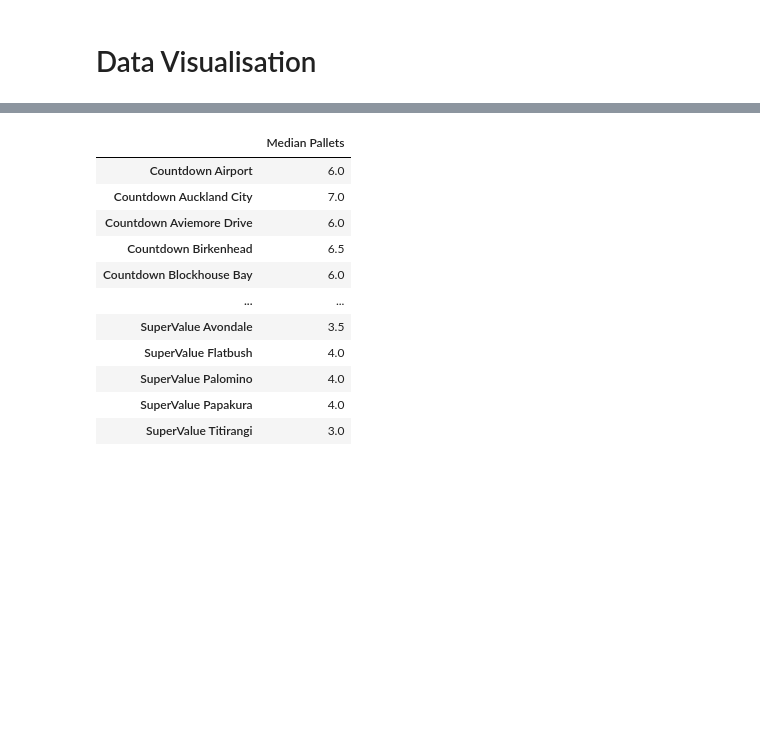
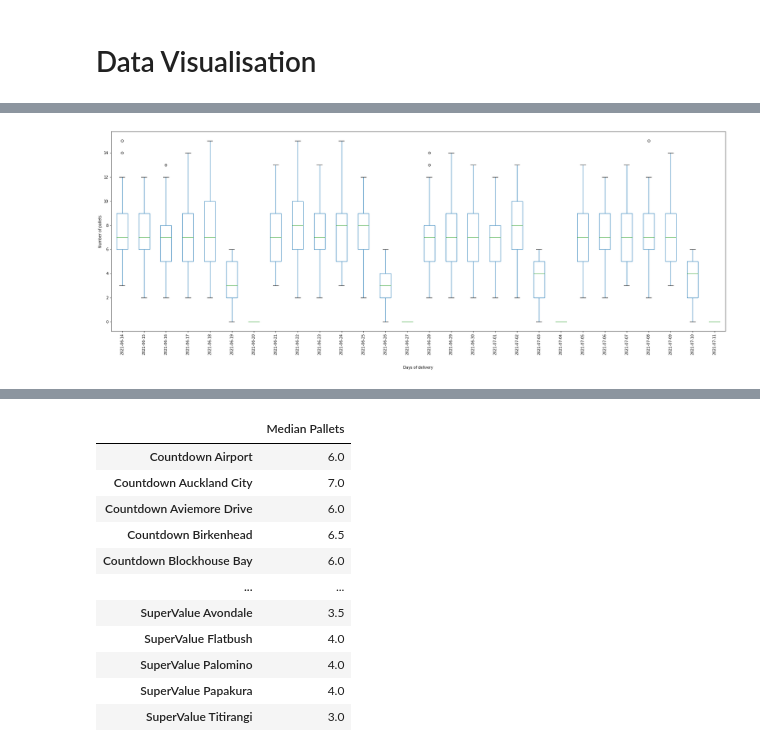
Before and after one commit to stho382/ENGSCI_Group_6_OR, a Jupyter notebook: OR_visualisations.ipynb, the cells around one changed output, grey strips where cells are left out. Saved outputs shown, nothing was run; the diff lists cells and outputs as text; code cells hidden in the pictures; blank space fills up the shorter version.

```diff
--- a/OR_visualisations.ipynb
+++ b/OR_visualisations.ipynb
@@ -193,0 +210,7 @@ plt.show()
+# %%
+#Plotting a box a whisker plot showing the demand for each day
+demands_df.plot(kind='box', figsize=(30,10), rot=90, ylabel='Number of pallets')
+plt.xlabel('Days of delivery', labelpad=30)
+plt.show()
+# %% [output]
+[figure, added]
```
Also changed, not shown: parts of 12 cells of this notebook.
